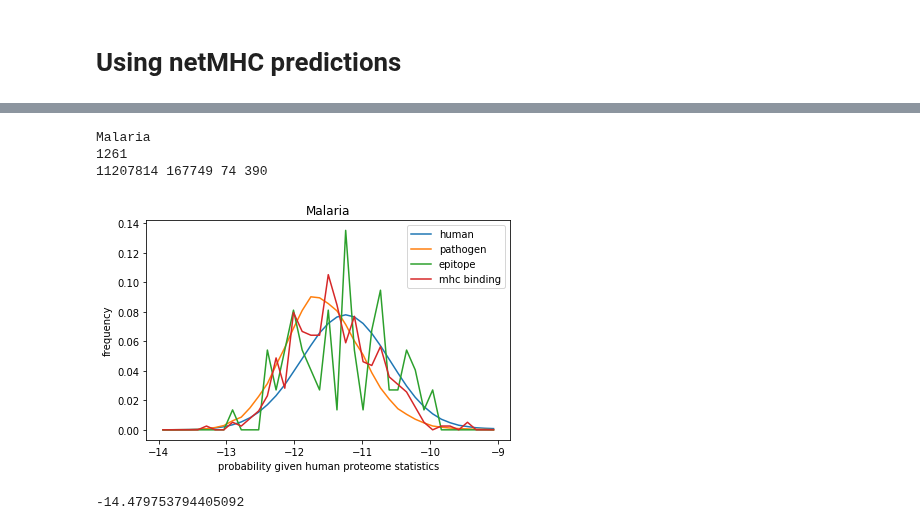
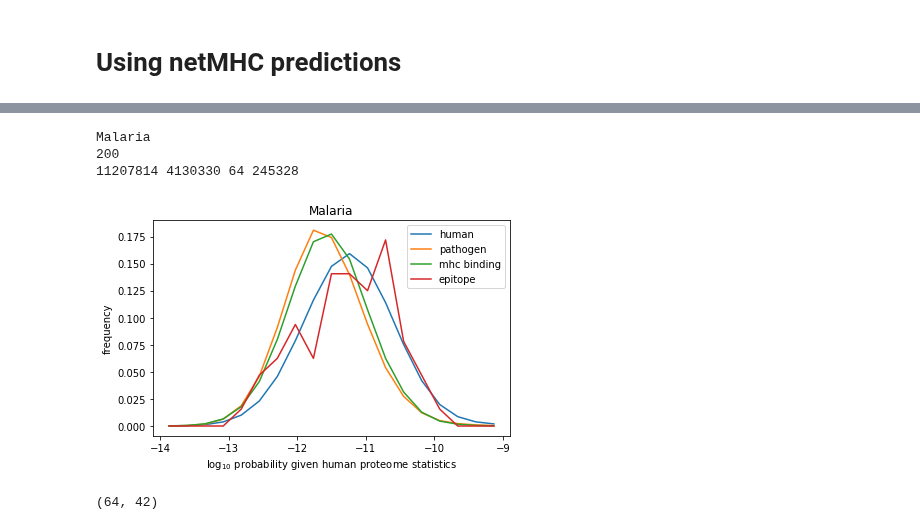
Before and after one commit to andim/peptidome, a Jupyter notebook: code/netmhc.ipynb, the cells around one changed output, grey strips where cells are left out. Cells and saved outputs as stored; diff of their text form; code cells hidden in the pictures.

Commit message:
netmhc analysis

```diff
--- a/code/netmhc.ipynb
+++ b/code/netmhc.ipynb
@@ -15 +19,3 @@ from lib import *
+# %%
+dfbinders = pd.concat(pd.read_csv(filename, sep=',') for filename in glob.glob('/home/amayer/data/peptidome/netmhc/Malaria-HLA-*.csv'))
 # %%
@@ -25,6 +29,6 @@ df.head()
 # %%
 # 50nM = strong binding
 # 500nM = weak binding
-dfbinders = df[df['nM']<50]
-dfbinders
+dfbinders = dfbinders[dfbinders['nM']<500]
+dfbinders.head()
 # %% [output]
@@ -54,7 +71,8 @@ humantripletprobdict = np.log10(count).to_dict()
 dfproteomes = pd.read_csv('../data/proteomes.csv', sep=',')
 pathogenproteomes = dfproteomes[dfproteomes['type'].isin(['parasite'])]
 
-dfepitopes = pd.read_csv(datadir+'allhuman-iedb-epitopes.csv', header=1, usecols=(2, 9, 14))
+#dfepitopes = pd.read_csv(datadir+'allhuman-iedb-epitopes.csv', header=1, usecols=(2, 9, 14))
+dfepitopes = pd.read_csv(datadir+'iedb-Malaria-MHCI-humanhost.csv', header=1, usecols=(2, 9, 14))
 dfepitopes = dfepitopes.fillna('')
 dfepitopes['length'] = [len(d) for d in dfepitopes['Description']]
 
@@ -66,42 +84,41 @@ for k in [9]:
     phuman = np.array([loglikelihood(seq[i:i+k], k) for h, seq in fasta_iter(human) for i in range(len(seq)-k+1) ])
 
     for idx, row in pathogenproteomes.iterrows():
         name = row['shortname']
         iedbname = row['iedbname']
         path = datadir + row['path']
         print(name)
 
         dfepitope = dfepitopes[dfepitopes['Parent Organism'].str.contains(iedbname)]
         print(len(dfepitope))
 
         epi = list(dfepitope[dfepitope['length']==k]['Description'])
-        #pepitope = np.array([loglikelihood(seq, k) for seq in epi])
+        pepitope = np.array([loglikelihood(seq, k) for seq in epi])
         #epi = list(dfepitope['Description'])
-        pepitope = np.array([loglikelihood(seq[i:i+k], k) for seq in epi for i in range(len(seq)-k+1)])
+        #pepitope = np.array([loglikelihood(seq[i:i+k], k) for seq in epi for i in range(len(seq)-k+1)])
         pepitope = pepitope[~np.isnan(pepitope)]
 
-        ppredepitope = np.array([loglikelihood(seq, k) for seq in dfbinders['Peptide']])
+        ppredepitope = np.array([loglikelihood(seq, k) for seq in dfbinders['Peptide'].unique()])
         ppredepitope = ppredepitope[~np.isnan(ppredepitope)]
 
         ppathogen = np.array([loglikelihood(seq[i:i+k], k) for h, seq in fasta_iter(path) for i in range(len(seq)-k+1) ])
         ppathogen = ppathogen[~np.isnan(ppathogen)]
 
         print(len(phuman), len(ppathogen), len(pepitope), len(ppredepitope))
 
         if len(pepitope) > 2:
             fig, ax = plt.subplots()
-            plot_histograms([phuman, ppathogen, pepitope, ppredepitope], ['human', 'pathogen', 'epitope', 'mhc binding'], xmin=-14, xmax=-9, ax=ax)
+            plot_histograms([phuman, ppathogen, ppredepitope, pepitope],
+                            ['human', 'pathogen', 'mhc binding', 'epitope'],
+                            nbins=20,
+                            xmin=-14, xmax=-9, ax=ax)
             ax.set_ylabel('frequency')
-            ax.set_xlabel('probability given human proteome statistics')
+            ax.set_xlabel('$\log_{10}$ probability given human proteome statistics')
             plt.title(name)
             fig.tight_layout()
             #fig.savefig('plots/likelihoodprofile-%s-%s-k%i.png' % (name, likelihoodname, k), dpi=300)
 # %% [output]
 Malaria
-1261
-11207814 167749 74 390
+200
+11207814 4130330 64 245328
-[figure, old version]
+[figure, new version]
-# %%
-np.min(ppredepitope)
-# %% [output]
--14.479753794405092
@@ -107,0 +127,4 @@ np.min(ppredepitope)
+# %%
+len(set(dfepi9['Description'])), len(set(dfepi9['Description']) - set(dfbinders['Peptide'].unique()))
+# %% [output]
+(64, 42)
```
Also changed, not shown: parts of 9 cells of this notebook, 6 other files.
